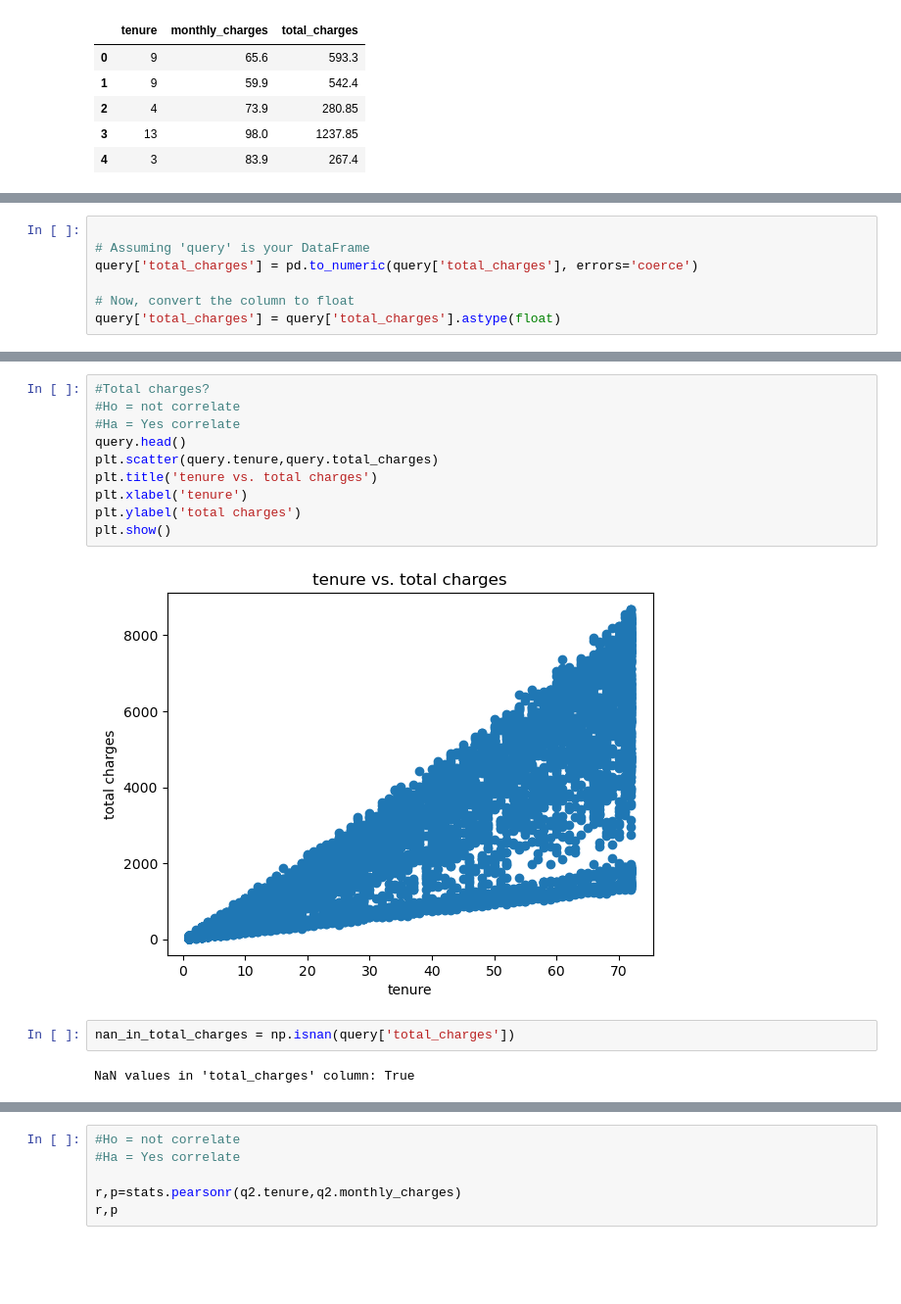
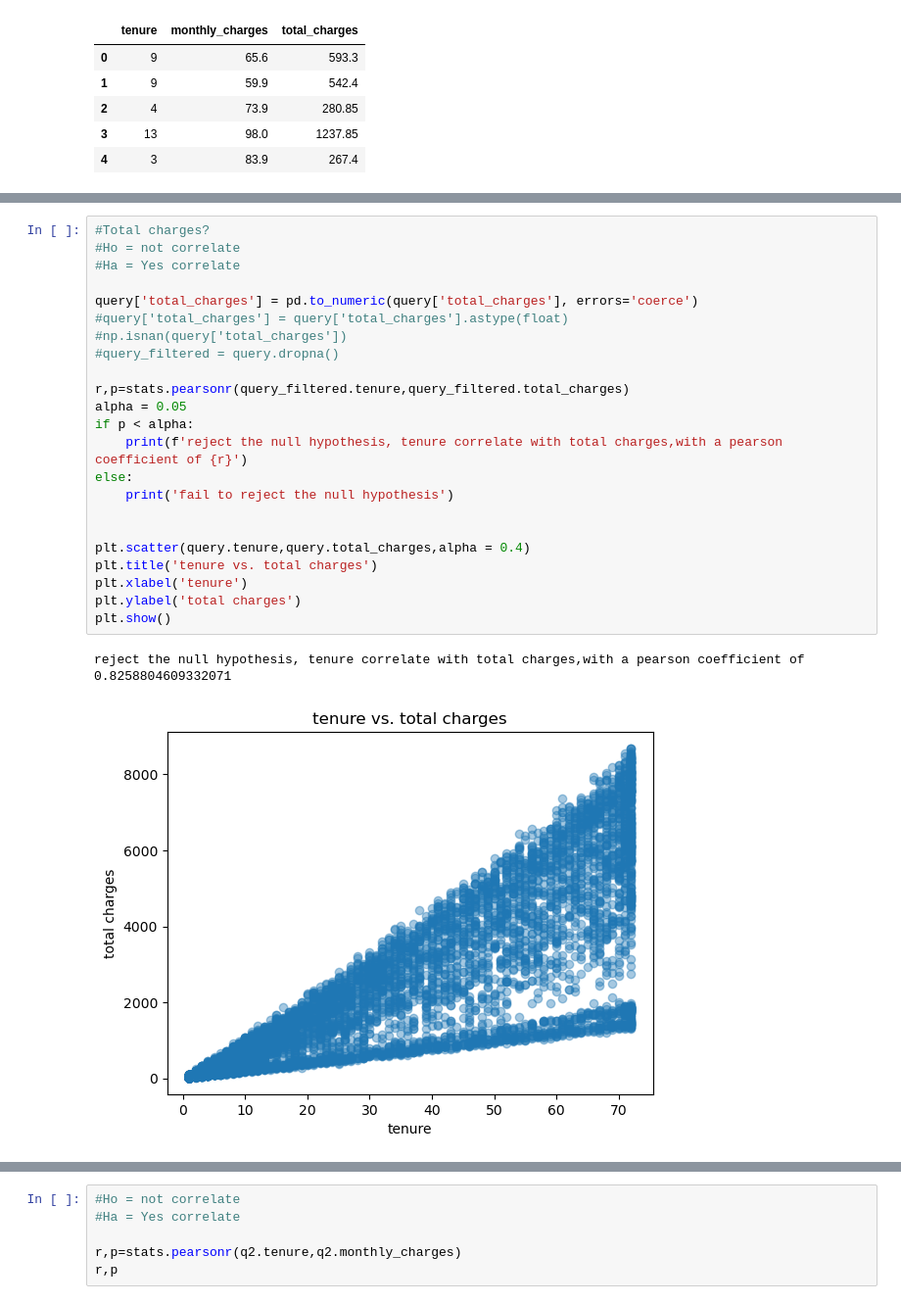
Before and after one commit to kelseyhangyu/statistics-exercises, a Jupyter notebook: hypothesis_testing.ipynb, the cells around one changed output, grey strips where cells are left out. Shown at 98% size. Cells and saved outputs as stored; diff of their text form; blank space fills up the shorter version.

```diff
--- a/hypothesis_testing.ipynb
+++ b/hypothesis_testing.ipynb
@@ -345,7 +337,0 @@ memory usage: 165.2+ KB
-# %%
-
-# Assuming 'query' is your DataFrame
-query['total_charges'] = pd.to_numeric(query['total_charges'], errors='coerce')
-
-# Now, convert the column to float
-query['total_charges'] = query['total_charges'].astype(float)
@@ -387,16 +380,26 @@ reject the null hypothesis, tenure correlate with monthly charges,with a pearson
 # %%
 #Total charges?
 #Ho = not correlate
 #Ha = Yes correlate
-query.head()
-plt.scatter(query.tenure,query.total_charges)
+
+query['total_charges'] = pd.to_numeric(query['total_charges'], errors='coerce')
+#query['total_charges'] = query['total_charges'].astype(float)
+#np.isnan(query['total_charges'])
+#query_filtered = query.dropna()
+
+r,p=stats.pearsonr(query_filtered.tenure,query_filtered.total_charges)
+alpha = 0.05
+if p < alpha:
+    print(f'reject the null hypothesis, tenure correlate with total charges,with a pearson coefficient of {r}')
+else:
+    print('fail to reject the null hypothesis')
+
+
+plt.scatter(query.tenure,query.total_charges,alpha = 0.4)
 plt.title('tenure vs. total charges')
 plt.xlabel('tenure')
 plt.ylabel('total charges')
 plt.show()
 # %% [output]
+reject the null hypothesis, tenure correlate with total charges,with a pearson coefficient of 0.8258804609332071
-[figure, old version]
+[figure, new version]
-# %%
-nan_in_total_charges = np.isnan(query['total_charges'])
-# %% [output]
-NaN values in 'total_charges' column: True
```
Also changed, not shown: parts of 57 cells of this notebook.
